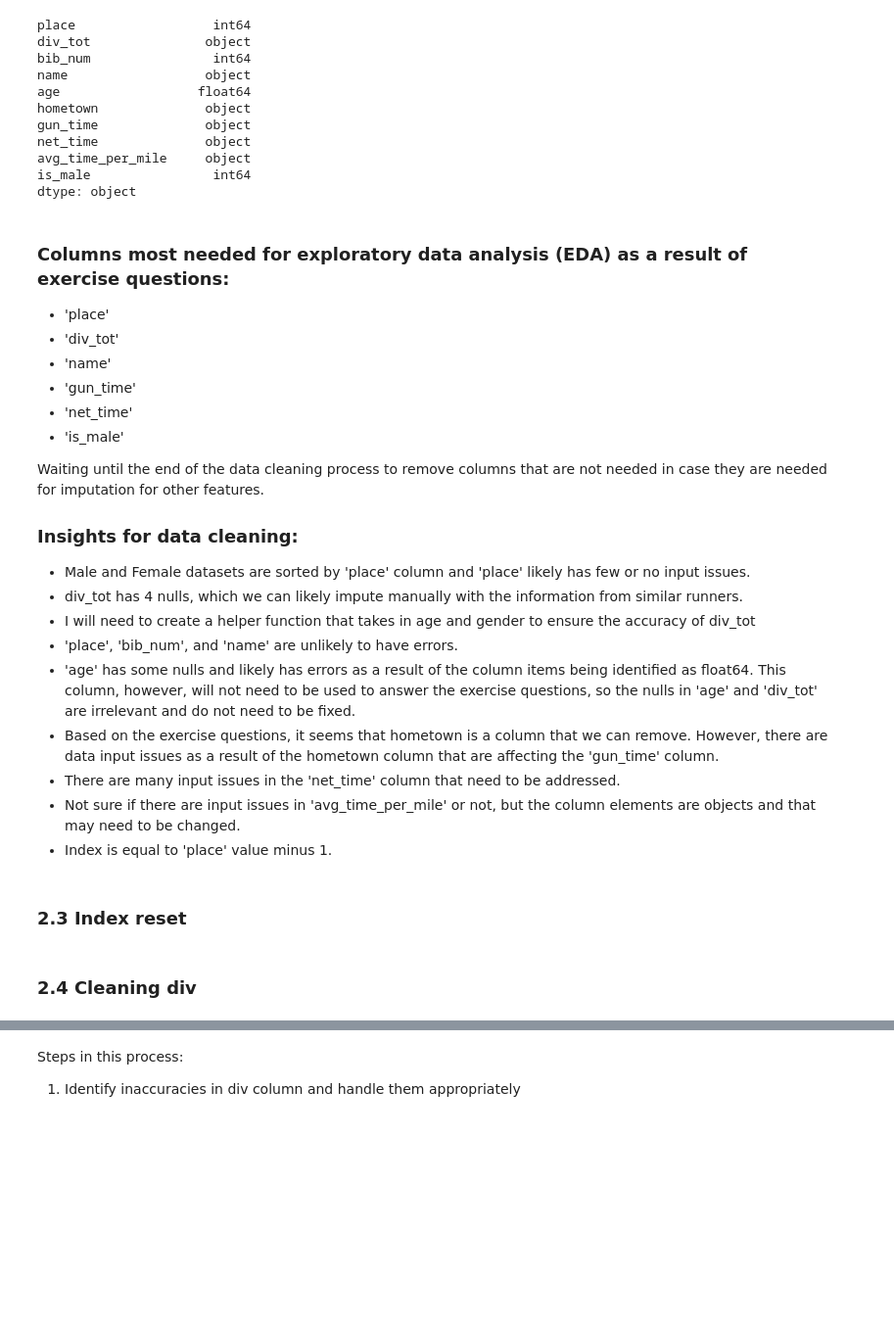
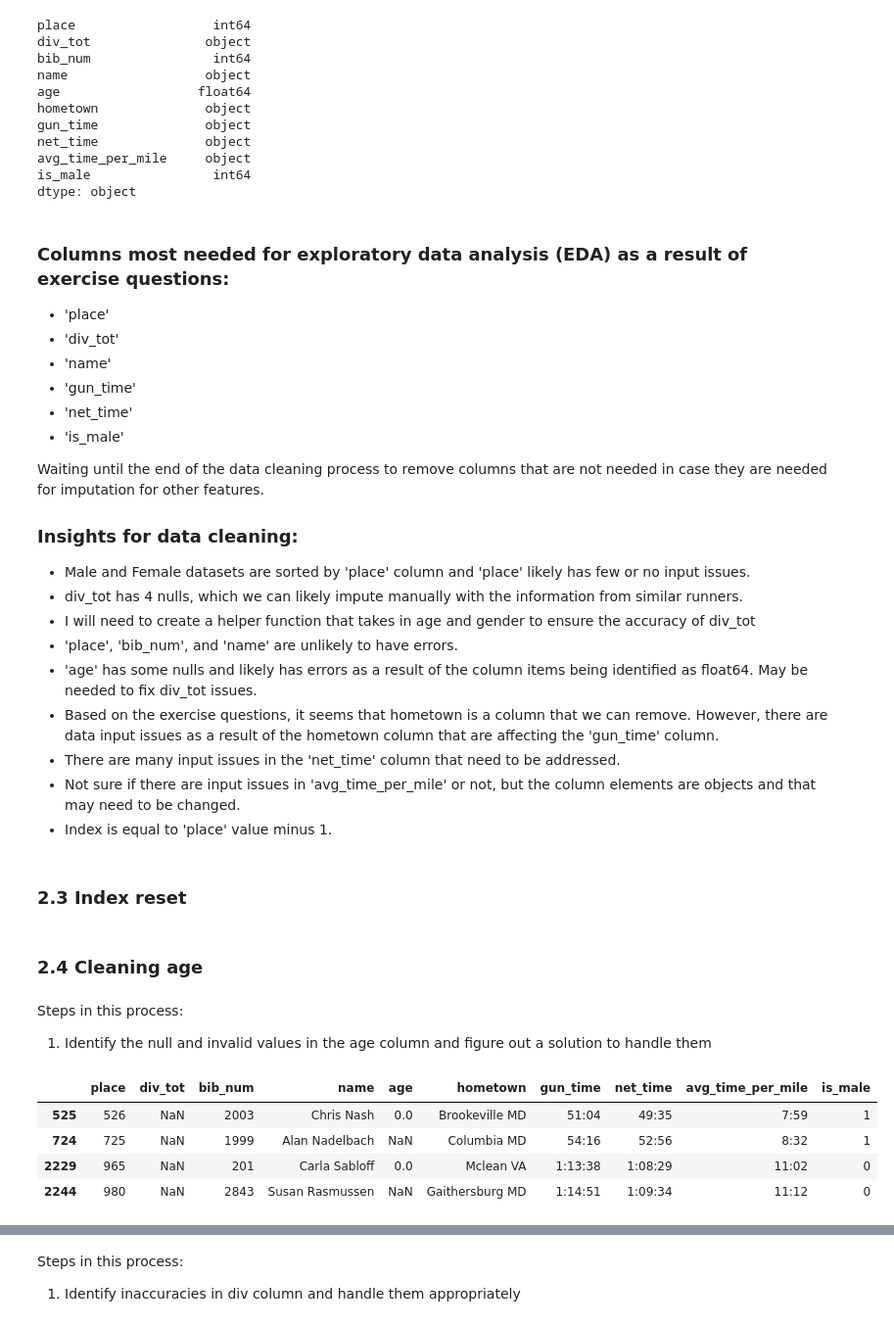
Before and after one commit to linjoshua882/marathon-data-eda, a Jupyter notebook: code.ipynb, the cells around one changed output, grey strips where cells are left out. Shown at 98% size. Cells and saved outputs as stored; diff of their text form; code cells hidden in the pictures; blank space fills up the shorter version.

```diff
--- a/code.ipynb
+++ b/code.ipynb
@@ -132,7 +132,7 @@ Waiting until the end of the data cleaning process to remove columns that are no
 - div_tot has 4 nulls, which we can likely impute manually with the information from similar runners.
 - I will need to create a helper function that takes in age and gender to ensure the accuracy of div_tot
 - 'place', 'bib_num', and 'name' are unlikely to have errors.
-- 'age' has some nulls and likely has errors as a result of the column items being identified as float64. This column, however, will not need to be used to answer the exercise questions, so the nulls in 'age' and 'div_tot' are irrelevant and do not need to be fixed.
+- 'age' has some nulls and likely has errors as a result of the column items being identified as float64. May be needed to fix div_tot issues.
 - Based on the exercise questions, it seems that hometown is a column that we can remove. However, there are data input issues as a result of the hometown column that are affecting the 'gun_time' column.
 - There are many input issues in the 'net_time' column that need to be addressed.
 - Not sure if there are input issues in 'avg_time_per_mile' or not, but the column elements are objects and that may need to be changed.
@@ -142,4 +142,16 @@ Waiting until the end of the data cleaning process to remove columns that are no
 # %%
 df_m = df_m.reset_index().drop(columns=['index'])
 # %% [markdown]
-### 2.4 Cleaning div
+### 2.4 Cleaning age
+# %% [markdown]
+Steps in this process:
+1. Identify the null and invalid values in the age column and figure out a solution to handle them
+# %%
+# Nulls for div_tot and age
+df_m[(df_m['div_tot'].isnull()) | (df_m['age'] == 0)]
+# %% [output]
+|  | place | div_tot | bib_num | name | age | hometown | gun_time | net_time | avg_time_per_mile | is_male |
+| 525 | 526 | NaN | 2003 | Chris Nash | 0.0 | Brookeville MD | 51:04 | 49:35 | 7:59 | 1 |
+| 724 | 725 | NaN | 1999 | Alan Nadelbach | NaN | Columbia MD | 54:16 | 52:56 | 8:32 | 1 |
+| 2229 | 965 | NaN | 201 | Carla Sabloff | 0.0 | Mclean VA | 1:13:38 | 1:08:29 | 11:02 | 0 |
+| 2244 | 980 | NaN | 2843 | Susan Rasmussen | NaN | Gaithersburg MD | 1:14:51 | 1:09:34 | 11:12 | 0 |
```
Also changed, not shown: parts of 11 cells of this notebook.
